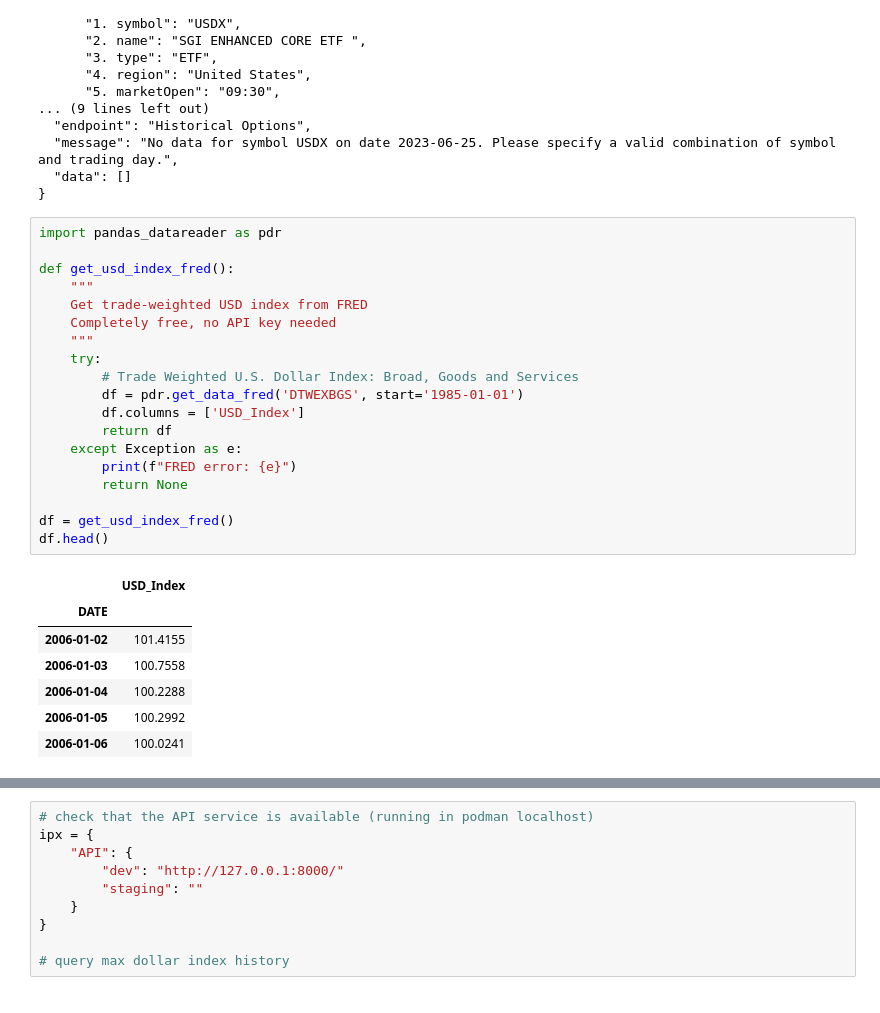
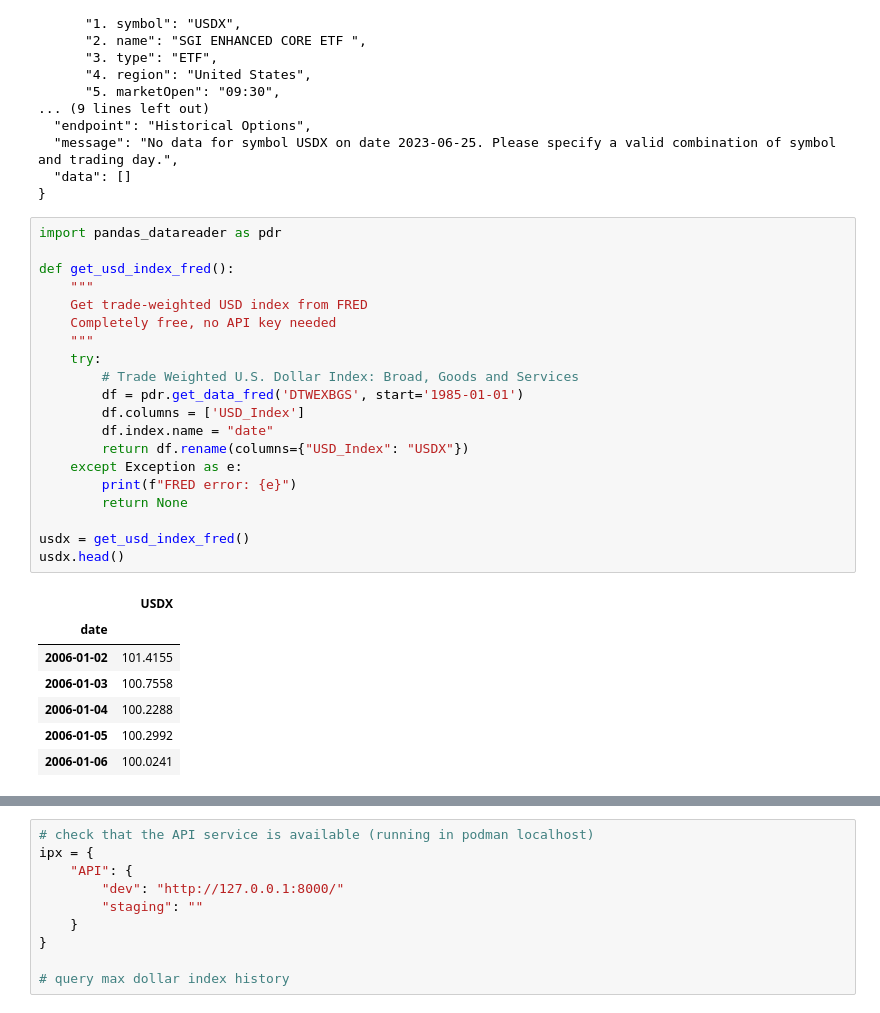
Before and after one commit to chataignault/irbackend, a Jupyter notebook: notebooks/WTI_DXY_correlation.ipynb, the cells around one changed output, grey strips where cells are left out. Saved outputs shown, nothing was run; the diff lists cells and outputs as text.

```diff
--- a/notebooks/WTI_DXY_correlation.ipynb
+++ b/notebooks/WTI_DXY_correlation.ipynb
@@ -129,25 +129,26 @@ print(json.dumps(data, indent=2))
 # %%
 import pandas_datareader as pdr
 
 def get_usd_index_fred():
     """
     Get trade-weighted USD index from FRED
     Completely free, no API key needed
     """
     try:
         # Trade Weighted U.S. Dollar Index: Broad, Goods and Services
         df = pdr.get_data_fred('DTWEXBGS', start='1985-01-01')
         df.columns = ['USD_Index']
-        return df
+        df.index.name = "date"
+        return df.rename(columns={"USD_Index": "USDX"})
     except Exception as e:
         print(f"FRED error: {e}")
         return None
 
-df = get_usd_index_fred()
-df.head()
+usdx = get_usd_index_fred()
+usdx.head()
 # %% [output]
-|  | USD_Index |
-| DATE |  |
+|  | USDX |
+| date |  |
 | 2006-01-02 | 101.4155 |
 | 2006-01-03 | 100.7558 |
 | 2006-01-04 | 100.2288 |
```
Also changed, not shown: parts of 8 cells of this notebook.
